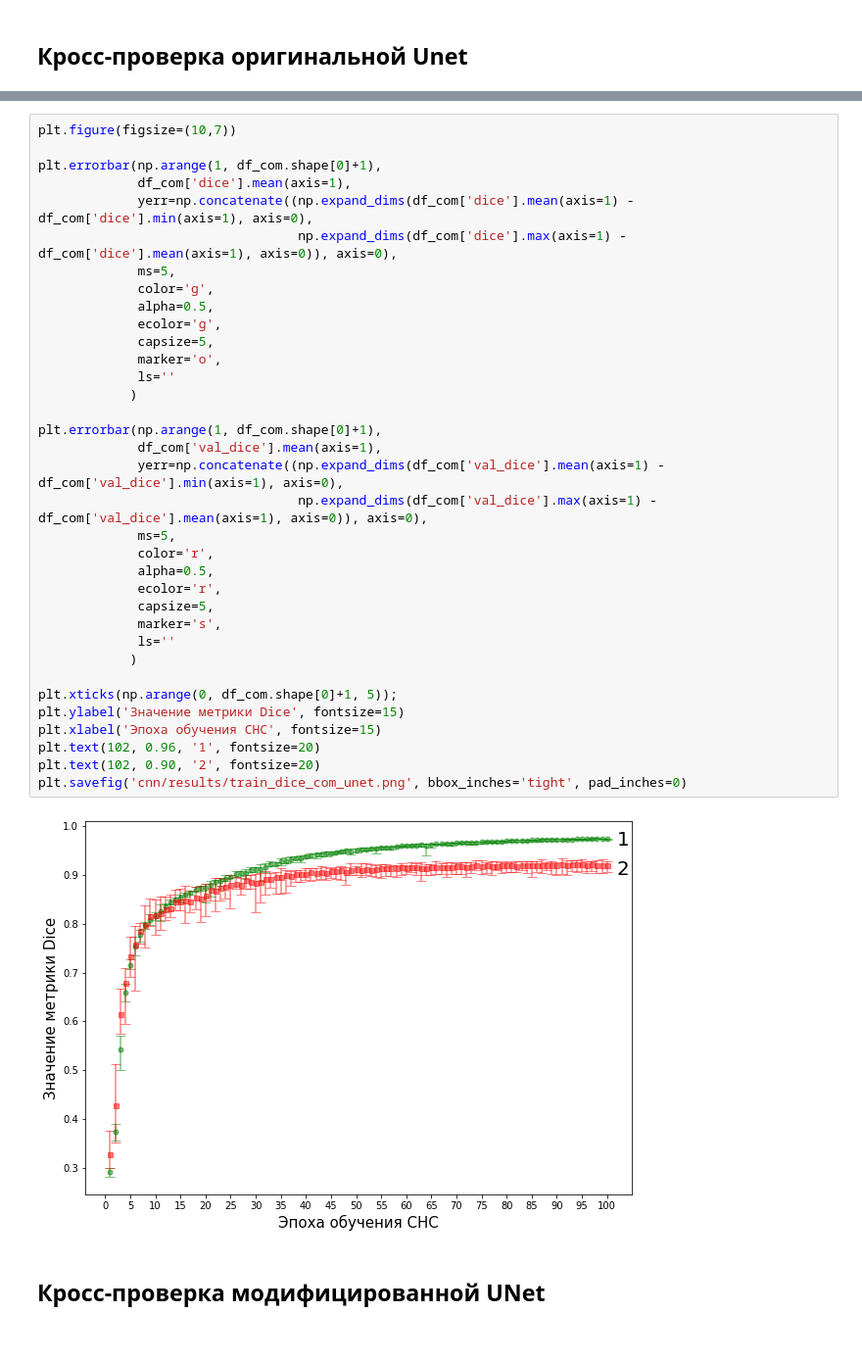
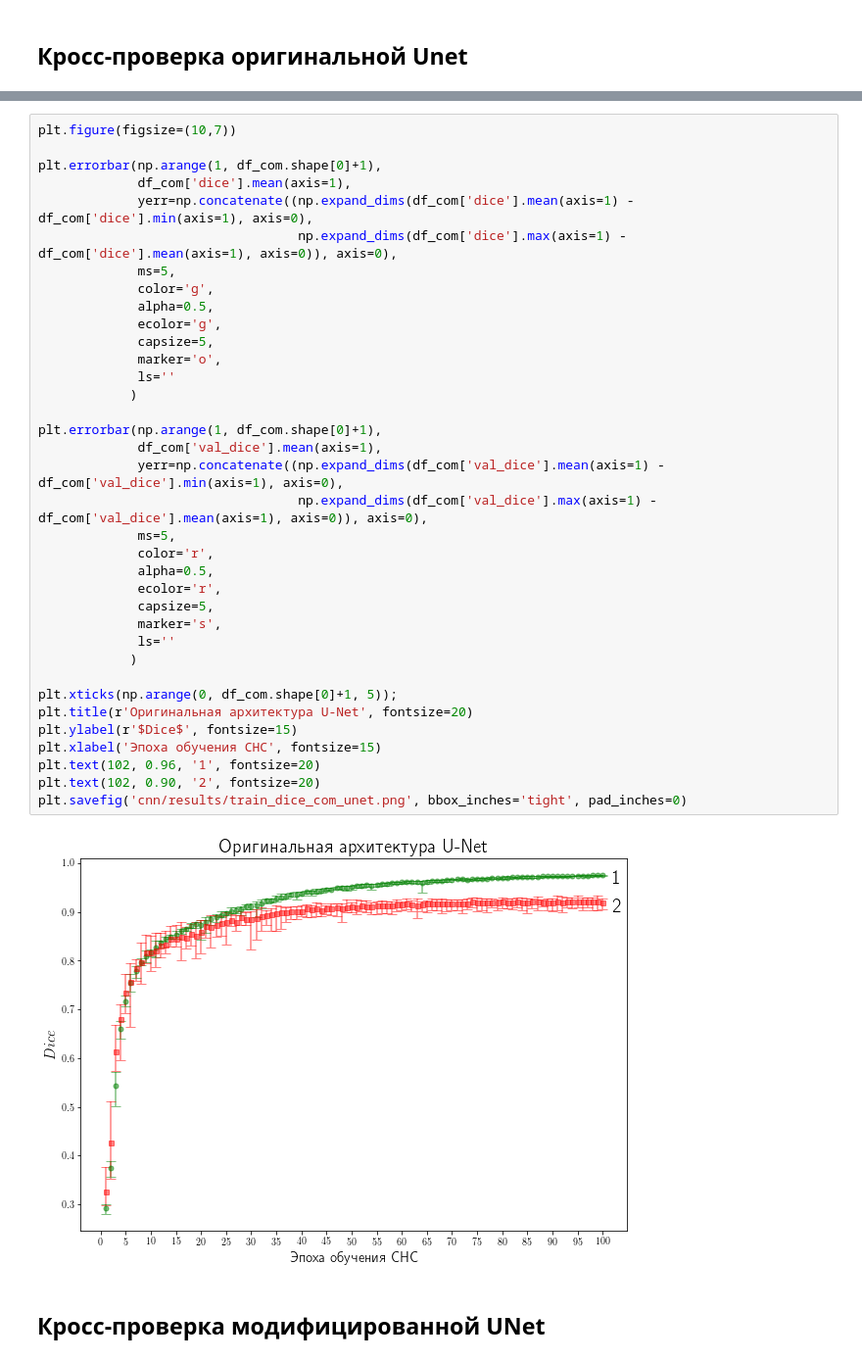
Before and after one commit to zvvzuzin/us_left_ventricle, a Jupyter notebook: segmentation/analysis_cnn_models.ipynb, the cells around one changed output, grey strips where cells are left out. Shown at 98% size. Saved outputs shown, nothing was run; the diff lists cells and outputs as text.

```diff
--- a/segmentation/analysis_cnn_models.ipynb
+++ b/segmentation/analysis_cnn_models.ipynb
@@ -144,35 +144,36 @@ plt.errorbar(np.arange(1, df_com.shape[0]+1),
              yerr=np.concatenate((np.expand_dims(df_com['dice'].mean(axis=1) - df_com['dice'].min(axis=1), axis=0),
                                   np.expand_dims(df_com['dice'].max(axis=1) - df_com['dice'].mean(axis=1), axis=0)), axis=0),
              ms=5,
              color='g',
              alpha=0.5,
              ecolor='g',
              capsize=5,
              marker='o',
              ls=''
             )
 
 plt.errorbar(np.arange(1, df_com.shape[0]+1),
              df_com['val_dice'].mean(axis=1),
              yerr=np.concatenate((np.expand_dims(df_com['val_dice'].mean(axis=1) - df_com['val_dice'].min(axis=1), axis=0),
                                   np.expand_dims(df_com['val_dice'].max(axis=1) - df_com['val_dice'].mean(axis=1), axis=0)), axis=0),
              ms=5,
              color='r',
              alpha=0.5,
              ecolor='r',
              capsize=5,
              marker='s',
              ls=''
             )
 
 plt.xticks(np.arange(0, df_com.shape[0]+1, 5));
-plt.ylabel('Значение метрики Dice', fontsize=15)
+plt.title(r'Оригинальная архитектура U-Net', fontsize=20)
+plt.ylabel(r'$Dice$', fontsize=15)
 plt.xlabel('Эпоха обучения СНС', fontsize=15)
 plt.text(102, 0.96, '1', fontsize=20)
 plt.text(102, 0.90, '2', fontsize=20)
 plt.savefig('cnn/results/train_dice_com_unet.png', bbox_inches='tight', pad_inches=0)
 # %% [output]
-[figure, old version]
+[figure, new version]
 # %% [markdown]
 ## Кросс-проверка модифицированной UNet
 # %%
```
Also changed, not shown: parts of 15 cells of this notebook, 7 other files.
